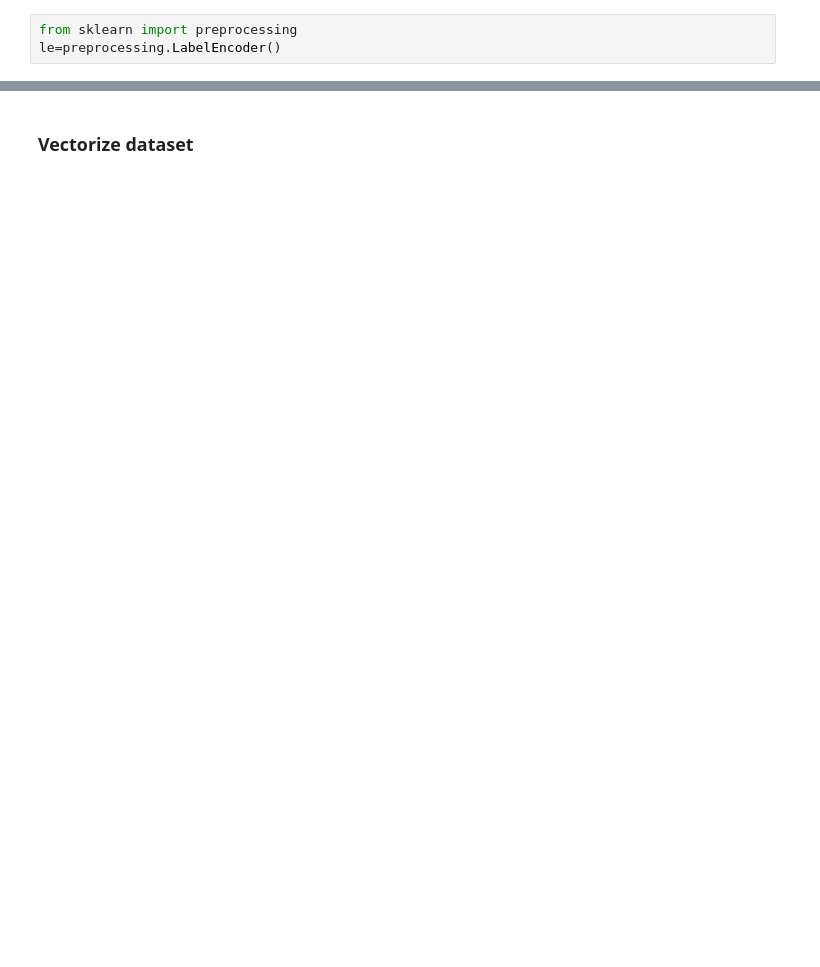
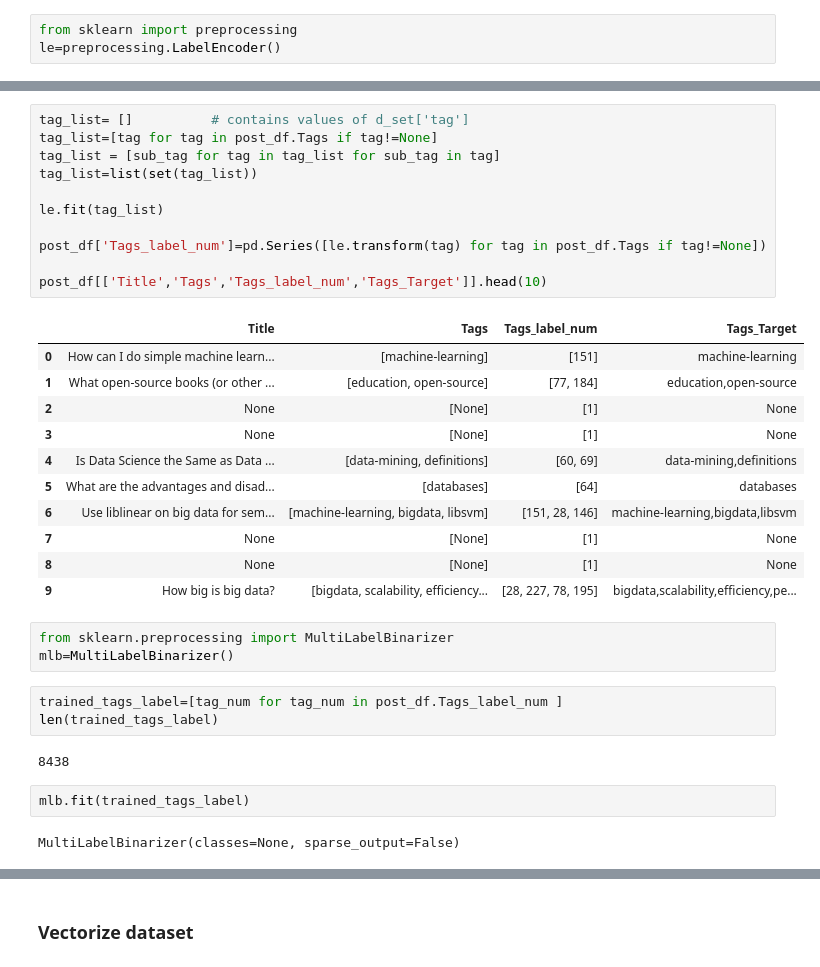
Before and after one commit to djangopycon-fire/ml_project_1, a Jupyter notebook: data_analysis.ipynb, the cells around one changed output, grey strips where cells are left out. Cells and saved outputs as stored; diff of their text form; blank space fills up the shorter version.

```diff
--- a/data_analysis.ipynb
+++ b/data_analysis.ipynb
@@ -197,0 +216,35 @@ ValueError: bad input shape (3548, 31)
+# %%
+tag_list= []          # contains values of d_set['tag']
+tag_list=[tag for tag in post_df.Tags if tag!=None]
+tag_list = [sub_tag for tag in tag_list for sub_tag in tag]
+tag_list=list(set(tag_list))
+
+le.fit(tag_list)
+
+post_df['Tags_label_num']=pd.Series([le.transform(tag) for tag in post_df.Tags if tag!=None])
+
+post_df[['Title','Tags','Tags_label_num','Tags_Target']].head(10)
+# %% [output]
+|  | Title | Tags | Tags_label_num | Tags_Target |
+| 0 | How can I do simple machine learn... | [machine-learning] | [151] | machine-learning |
+| 1 | What open-source books (or other ... | [education, open-source] | [77, 184] | education,open-source |
+| 2 | None | [None] | [1] | None |
+| 3 | None | [None] | [1] | None |
+| 4 | Is Data Science the Same as Data ... | [data-mining, definitions] | [60, 69] | data-mining,definitions |
+| 5 | What are the advantages and disad... | [databases] | [64] | databases |
+| 6 | Use liblinear on big data for sem... | [machine-learning, bigdata, libsvm] | [151, 28, 146] | machine-learning,bigdata,libsvm |
+| 7 | None | [None] | [1] | None |
+| 8 | None | [None] | [1] | None |
+| 9 | How big is big data? | [bigdata, scalability, efficiency... | [28, 227, 78, 195] | bigdata,scalability,efficiency,pe... |
+# %%
+from sklearn.preprocessing import MultiLabelBinarizer
+mlb=MultiLabelBinarizer()
+# %%
+trained_tags_label=[tag_num for tag_num in post_df.Tags_label_num ]
+len(trained_tags_label)
+# %% [output]
+8438
+# %%
+mlb.fit(trained_tags_label)
+# %% [output]
+MultiLabelBinarizer(classes=None, sparse_output=False)
```
Also changed, not shown: parts of 23 cells of this notebook.
